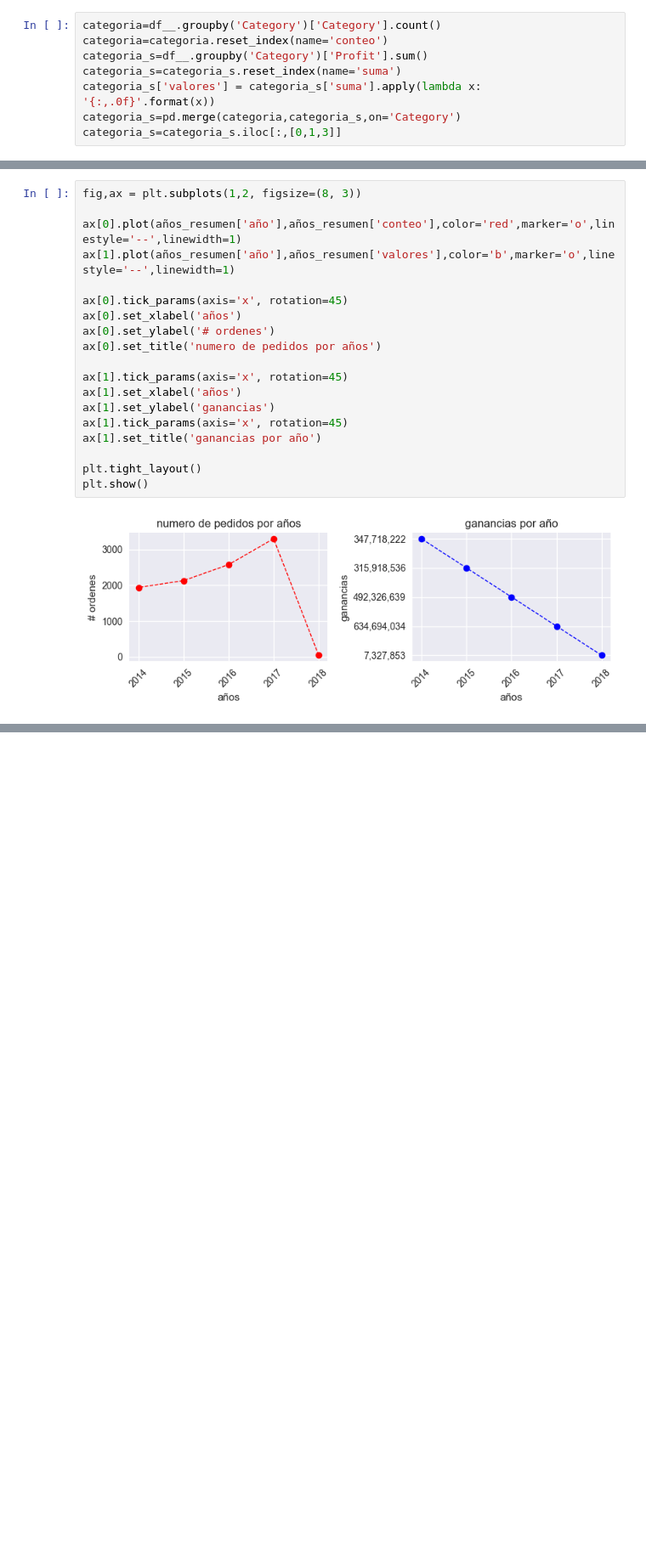
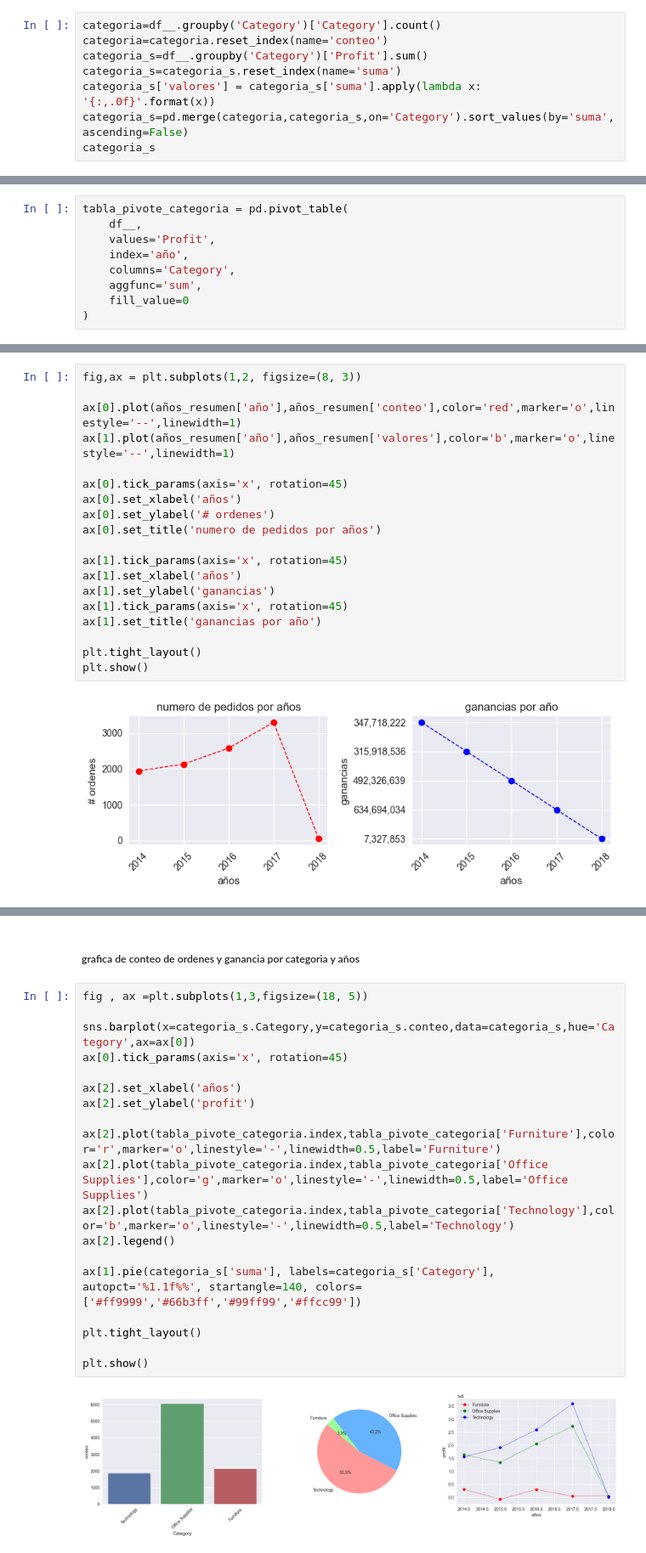
Before and after one commit to repos-especializacion-UdeA/tarea-fundamentos, a Jupyter notebook: entrega_udea_.ipynb, the cells around one changed output, grey strips where cells are left out. Shown at 85% size. Saved outputs shown, nothing was run; the diff lists cells and outputs as text; blank space fills up the shorter version.

```diff
--- a/entrega_udea_.ipynb
+++ b/entrega_udea_.ipynb
@@ -210,5 +215,5 @@ categoria=categoria.reset_index(name='conteo')
 categoria_s=df__.groupby('Category')['Profit'].sum()
 categoria_s=categoria_s.reset_index(name='suma')
 categoria_s['valores'] = categoria_s['suma'].apply(lambda x: '{:,.0f}'.format(x))
-categoria_s=pd.merge(categoria,categoria_s,on='Category')
-categoria_s=categoria_s.iloc[:,[0,1,3]]
+categoria_s=pd.merge(categoria,categoria_s,on='Category').sort_values(by='suma',ascending=False)
+categoria_s
@@ -215,3 +225,12 @@ categoria_s=categoria_s.iloc[:,[0,1,3]]
+# %%
+tabla_pivote_categoria = pd.pivot_table(
+    df__,
+    values='Profit',
+    index='año',
+    columns='Category',
+    aggfunc='sum',
+    fill_value=0
+)
 # %% [markdown]
 ##### pedidos a lo largo del tiempo
 # %%
@@ -277,0 +303,23 @@ plt.show()
+# %% [markdown]
+##### grafica  de conteo de ordenes y ganancia por categoria y años
+# %%
+fig , ax =plt.subplots(1,3,figsize=(18, 5))
+
+sns.barplot(x=categoria_s.Category,y=categoria_s.conteo,data=categoria_s,hue='Category',ax=ax[0])
+ax[0].tick_params(axis='x', rotation=45)
+
+ax[2].set_xlabel('años')
+ax[2].set_ylabel('profit')
+
+ax[2].plot(tabla_pivote_categoria.index,tabla_pivote_categoria['Furniture'],color='r',marker='o',linestyle='-',linewidth=0.5,label='Furniture')
+ax[2].plot(tabla_pivote_categoria.index,tabla_pivote_categoria['Office Supplies'],color='g',marker='o',linestyle='-',linewidth=0.5,label='Office Supplies')
+ax[2].plot(tabla_pivote_categoria.index,tabla_pivote_categoria['Technology'],color='b',marker='o',linestyle='-',linewidth=0.5,label='Technology')
+ax[2].legend()
+
+ax[1].pie(categoria_s['suma'], labels=categoria_s['Category'], autopct='%1.1f%%', startangle=140, colors=['#ff9999','#66b3ff','#99ff99','#ffcc99'])
+
+plt.tight_layout()
+
+plt.show()
+# %% [output]
+[figure, added]
```
Also changed, not shown: parts of 7 cells of this notebook.
